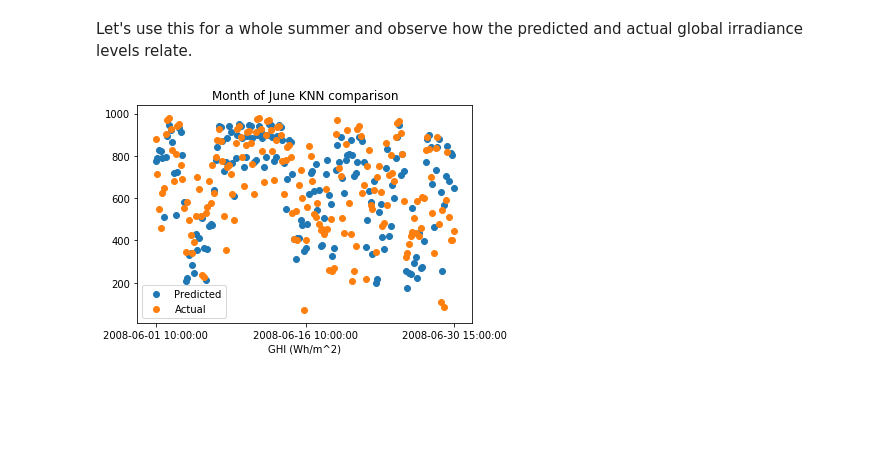
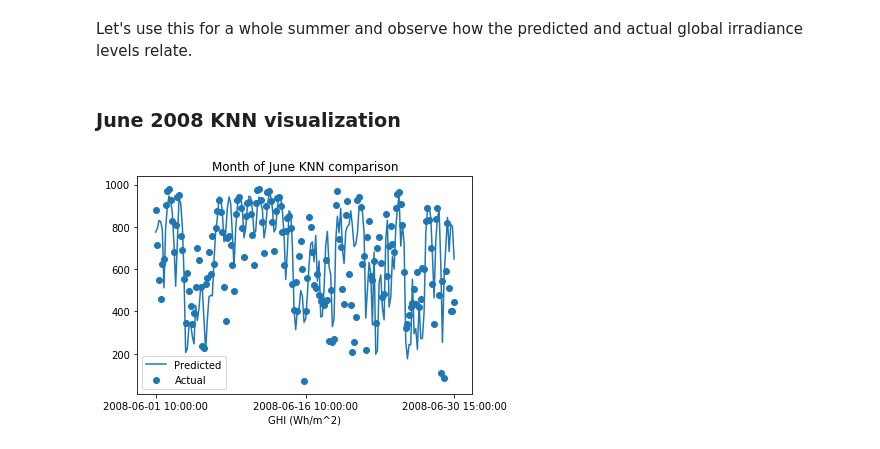
Before and after one commit to jackcsullivan/ER190C_final_proj, a Jupyter notebook: spatial_solar.ipynb, the cells around one changed output. Cells and saved outputs as stored; diff of their text form; code cells hidden in the pictures; blank space fills up the shorter version.

Commit message:
added june plot

```diff
--- a/spatial_solar.ipynb
+++ b/spatial_solar.ipynb
@@ -112,31 +112,39 @@ from itertools import chain
 
 index_list = stat_of_lib.index.tolist()
 
-def create_hour_list(hour):
-    start_index = index_list.index("2008-06-01 " + str(hour).zfill(2) + ":00:00")
-    end_index = index_list.index("2008-07-01 " + str(hour).zfill(2) + ":00:00")
-    return index_list[start_index:end_index:24]
+def get_knn_month_data(month):
+    def create_hour_list(month, hour):
+        start_index = index_list.index("2008-" + str(month).zfill(2) + "-01 " + str(hour).zfill(2) + ":00:00")
+        end_index = index_list.index("2008-" + str(month+1).zfill(2) + "-01 " + str(hour).zfill(2) + ":00:00")
+        return index_list[start_index:end_index:24]
 
-ten_list, eleven_list, twelve_list, thirteen_list, fourteen_list, fifteen_list = create_hour_list(10), create_hour_list(11), create_hour_list(12), create_hour_list(13), create_hour_list(14), create_hour_list(15)
-time_list = list(chain.from_iterable(zip(ten_list, eleven_list, twelve_list, thirteen_list, fourteen_list, fifteen_list)))
+    ten_list, eleven_list, twelve_list, thirteen_list, fourteen_list, fifteen_list = create_hour_list(month, 10), create_hour_list(month, 11), create_hour_list(month, 12), create_hour_list(month, 13), create_hour_list(month, 14), create_hour_list(month, 15)
+    time_list = list(chain.from_iterable(zip(ten_list, eleven_list, twelve_list, thirteen_list, fourteen_list, fifteen_list)))
 
 
-predictions = []
-actuals = []
-for ts in time_list:
-    predictions.append(get_knn_predict_for_ts(ts)[0][0])
-    actuals.append(stat_of_lib[stat_of_lib.index == ts].iloc[0, 0])
+    predictions = []
+    actuals = []
+    for ts in time_list:
+        predictions.append(get_knn_predict_for_ts(ts)[0][0])
+        actuals.append(stat_of_lib[stat_of_lib.index == ts].iloc[0, 0])
+    return time_list, predictions, actuals
 # %%
 import matplotlib.pyplot as plt
 
-plt.scatter(time_list, predictions, label="Predicted")
-plt.scatter(time_list, actuals, label="Actual")
-plt.xticks([time_list[0], time_list[int(len(time_list)/2)], time_list[-1]])
-plt.xlabel("Time")
-plt.xlabel("GHI (Wh/m^2)")
-plt.legend()
-plt.title("Month of June KNN comparison")
+def plot_knn(time_list, predictions, actuals, title):
+    plt.plot(time_list, predictions, label="Predicted")
+    plt.scatter(time_list, actuals, label="Actual")
+    plt.xticks([time_list[0], time_list[int(len(time_list)/2)], time_list[-1]])
+    plt.xlabel("Time")
+    plt.xlabel("GHI (Wh/m^2)")
+    plt.legend()
+    plt.title(title)
 
-plt.show()
+    plt.show()
-# %% [output]
-[figure, removed]
+# %% [markdown]
+### June 2008 KNN visualization
+# %%
+june_time_list, june_predictions, june_actuals = get_knn_month_data(6)
+plot_knn(june_time_list, june_predictions, june_actuals, "Month of June KNN comparison")
+# %% [output]
+[figure, added]
```
Also changed, not shown: parts of 3 cells of this notebook.
